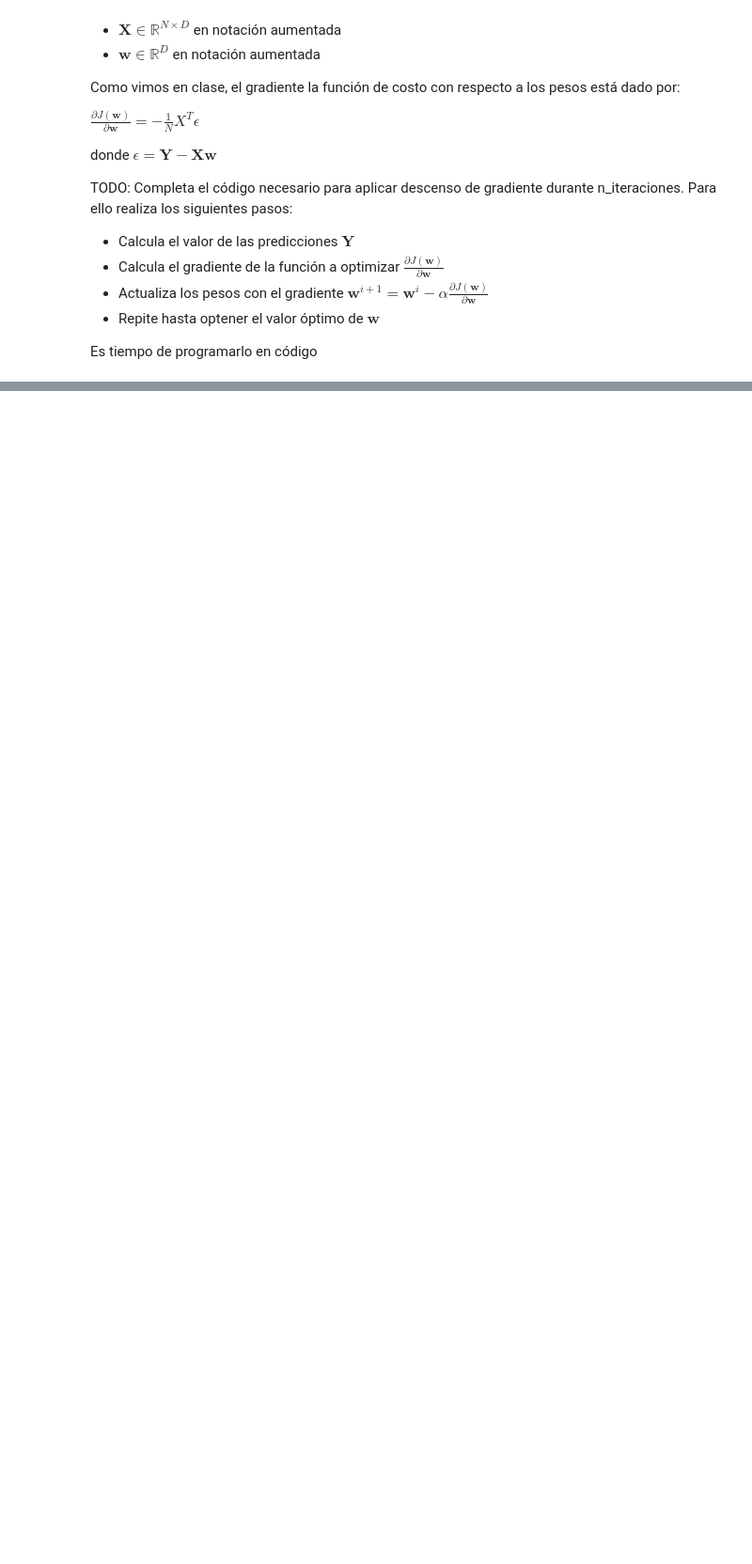
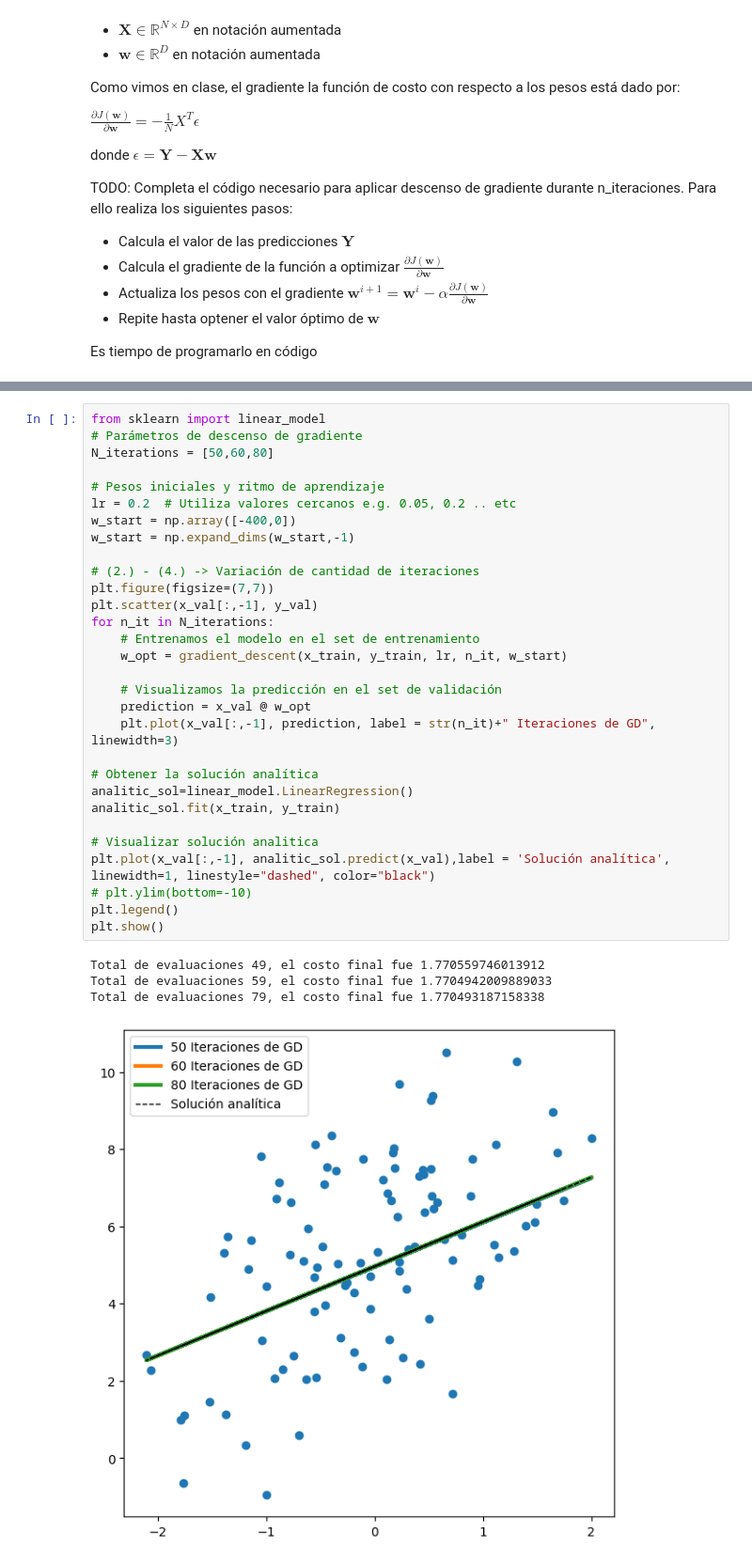
Before and after one commit to AndreNIH/ML23_GPT5, a Jupyter notebook: ml23/ejercicio_1_LinearReg/gradient_descent.ipynb, the cells around one changed output, grey strips where cells are left out. Shown at 94% size. Cells and saved outputs as stored; diff of their text form; blank space fills up the shorter version.

Commit message:
Avance 2 Descenso Gradiente

```diff
--- a/ml23/ejercicio_1_LinearReg/gradient_descent.ipynb
+++ b/ml23/ejercicio_1_LinearReg/gradient_descent.ipynb
@@ -245,0 +250,35 @@ ValueError: operands could not be broadcast together with shapes (200,2) (4,)
+# %%
+from sklearn import linear_model
+# Parámetros de descenso de gradiente
+N_iterations = [50,60,80]
+
+# Pesos iniciales y ritmo de aprendizaje
+lr = 0.2  # Utiliza valores cercanos e.g. 0.05, 0.2 .. etc
+w_start = np.array([-400,0])
+w_start = np.expand_dims(w_start,-1)
+
+# (2.) - (4.) -> Variación de cantidad de iteraciones
+plt.figure(figsize=(7,7))
+plt.scatter(x_val[:,-1], y_val)
+for n_it in N_iterations:
+    # Entrenamos el modelo en el set de entrenamiento
+    w_opt = gradient_descent(x_train, y_train, lr, n_it, w_start)
+
+    # Visualizamos la predicción en el set de validación
+    prediction = x_val @ w_opt
+    plt.plot(x_val[:,-1], prediction, label = str(n_it)+" Iteraciones de GD", linewidth=3)
+
+# Obtener la solución analítica
+analitic_sol=linear_model.LinearRegression()
+analitic_sol.fit(x_train, y_train)
+
+# Visualizar solución analitica
+plt.plot(x_val[:,-1], analitic_sol.predict(x_val),label = 'Solución analítica', linewidth=1, linestyle="dashed", color="black")
+# plt.ylim(bottom=-10)
+plt.legend()
+plt.show()
+# %% [output]
+Total de evaluaciones 49, el costo final fue 1.770559746013912
+Total de evaluaciones 59, el costo final fue 1.7704942009889033
+Total de evaluaciones 79, el costo final fue 1.770493187158338
+[figure, added]
```
Also changed, not shown: parts of 10 cells of this notebook.
